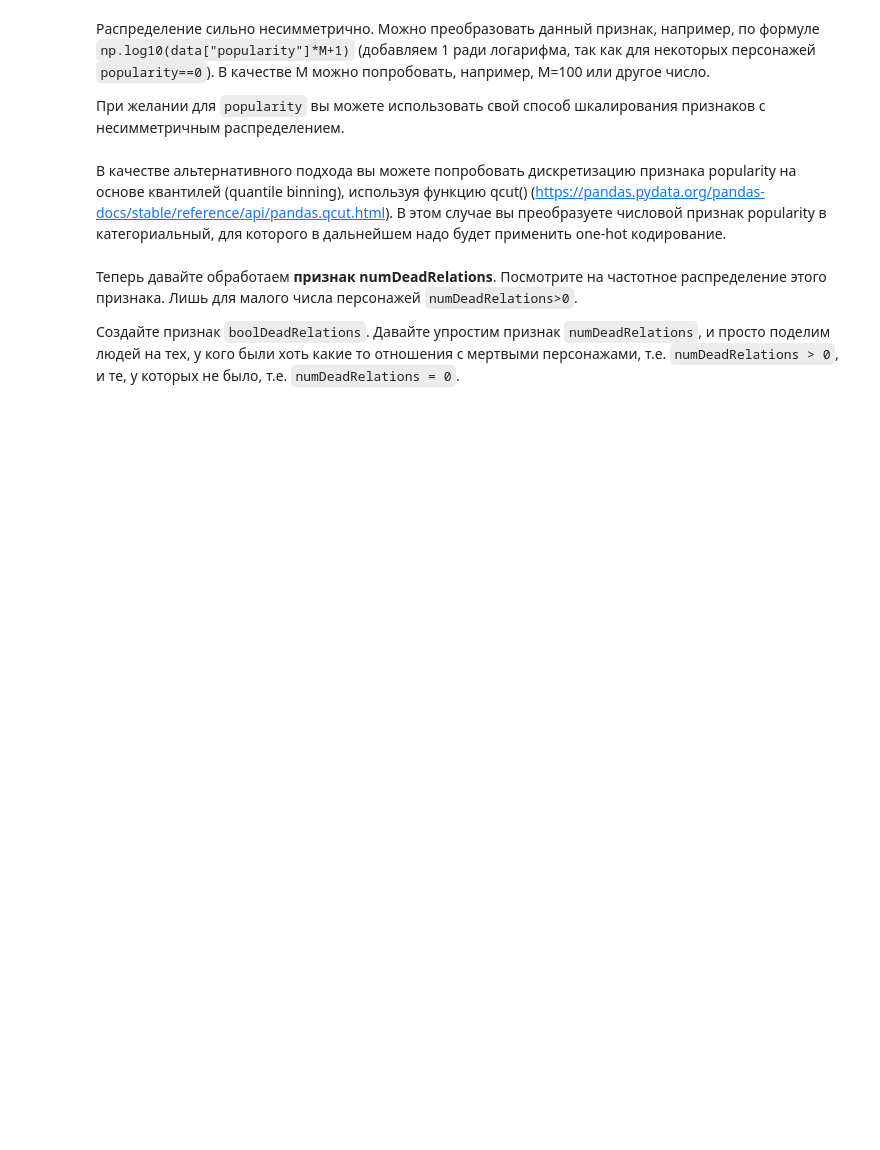
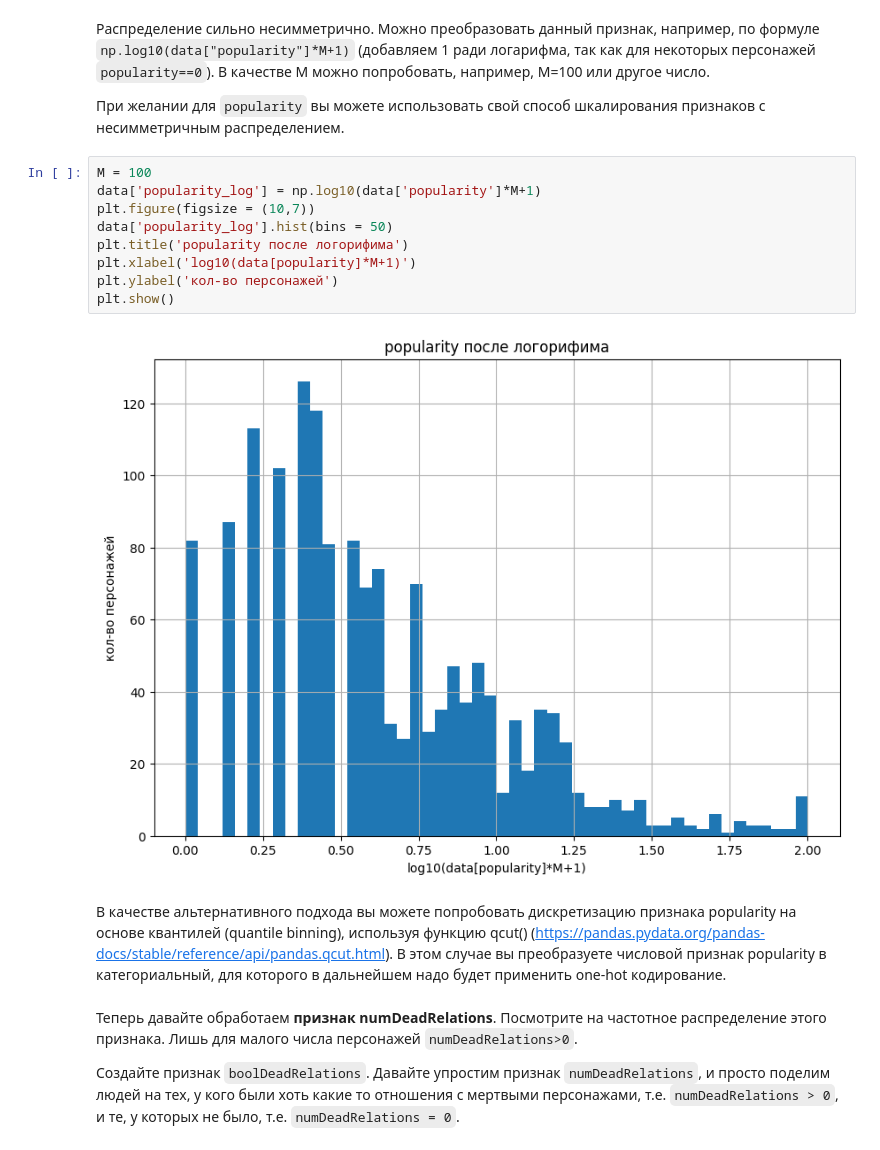
Before and after one commit to Artemidiy777/FPMI_ML, a Jupyter notebook: week_01_ml_intro/Homework/hw_1_game_of_thrones.ipynb, the cells around one changed output. Cells and saved outputs as stored; diff of their text form; blank space fills up the shorter version.

```diff
--- a/week_01_ml_intro/Homework/hw_1_game_of_thrones.ipynb
+++ b/week_01_ml_intro/Homework/hw_1_game_of_thrones.ipynb
@@ -248,6 +257,17 @@ df
 Распределение сильно несимметрично. Можно преобразовать данный признак, например, по формуле `np.log10(data["popularity"]*M+1)` (добавляем 1 ради логарифма, так как для некоторых персонажей `popularity==0`). В качестве M можно попробовать, например, M=100 или другое число.
 
 При желании для `popularity` вы можете использовать свой способ шкалирования признаков с несимметричным распределением.
+# %%
+M = 100
+data['popularity_log'] = np.log10(data['popularity']*M+1)
+plt.figure(figsize = (10,7))
+data['popularity_log'].hist(bins = 50)
+plt.title('popularity после логорифима')
+plt.xlabel('log10(data[popularity]*M+1)')
+plt.ylabel('кол-во персонажей')
+plt.show()
+# %% [output]
+[figure, added]
 # %% [markdown]
 В качестве альтернативного подхода вы можете попробовать дискретизацию признака popularity на основе квантилей (quantile binning), используя функцию qcut() (https://pandas.pydata.org/pandas-docs/stable/reference/api/pandas.qcut.html). В этом случае вы преобразуете числовой признак popularity в категориальный, для которого в дальнейшем надо будет применить one-hot кодирование.
 # %% [markdown]
```
Also changed, not shown: parts of 2 cells of this notebook.
